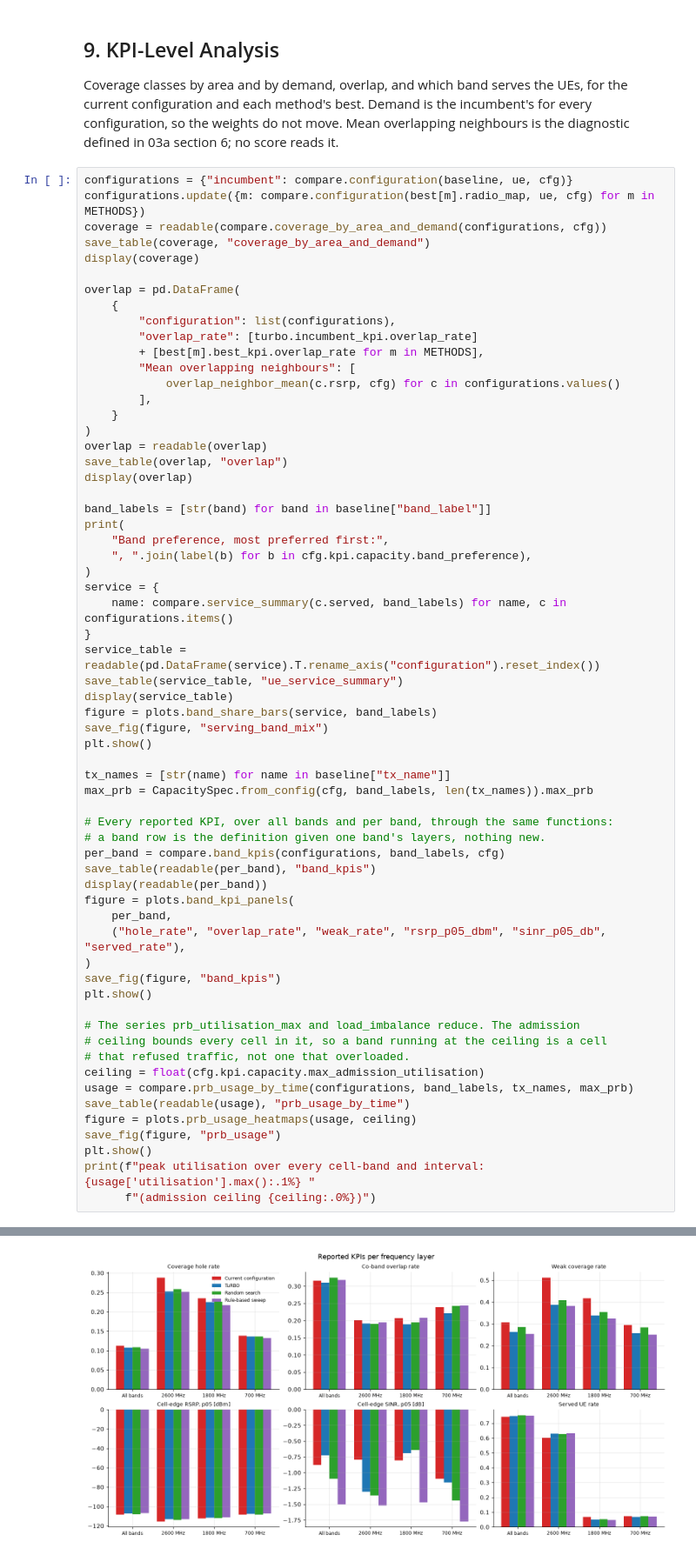
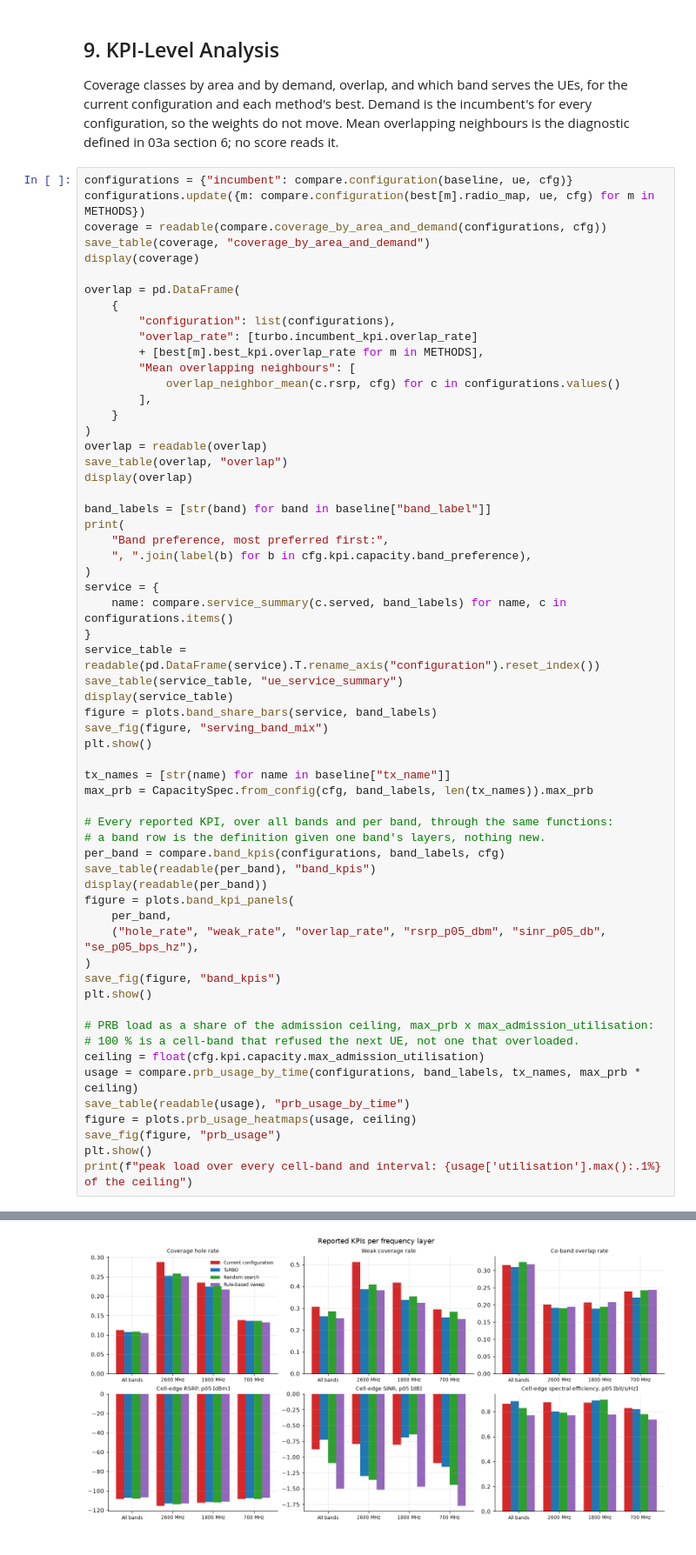
Before and after one commit to NguyenVu04/band-tilt, a Jupyter notebook: notebooks/03b_turbo.ipynb, the cells around one changed output, grey strips where cells are left out. Shown at 87% size. Drawn from its saved outputs; the diff is of its cells as text.

```diff
--- a/notebooks/03b_turbo.ipynb
+++ b/notebooks/03b_turbo.ipynb
@@ -506,22 +508,20 @@ save_table(readable(per_band), "band_kpis")
 display(readable(per_band))
 figure = plots.band_kpi_panels(
     per_band,
-    ("hole_rate", "overlap_rate", "weak_rate", "rsrp_p05_dbm", "sinr_p05_db", "served_rate"),
+    ("hole_rate", "weak_rate", "overlap_rate", "rsrp_p05_dbm", "sinr_p05_db", "se_p05_bps_hz"),
 )
 save_fig(figure, "band_kpis")
 plt.show()
 
-# The series prb_utilisation_max and load_imbalance reduce. The admission
-# ceiling bounds every cell in it, so a band running at the ceiling is a cell
-# that refused traffic, not one that overloaded.
+# PRB load as a share of the admission ceiling, max_prb x max_admission_utilisation:
+# 100 % is a cell-band that refused the next UE, not one that overloaded.
 ceiling = float(cfg.kpi.capacity.max_admission_utilisation)
-usage = compare.prb_usage_by_time(configurations, band_labels, tx_names, max_prb)
+usage = compare.prb_usage_by_time(configurations, band_labels, tx_names, max_prb * ceiling)
 save_table(readable(usage), "prb_usage_by_time")
 figure = plots.prb_usage_heatmaps(usage, ceiling)
 save_fig(figure, "prb_usage")
 plt.show()
-print(f"peak utilisation over every cell-band and interval: {usage['utilisation'].max():.1%} "
-      f"(admission ceiling {ceiling:.0%})")
+print(f"peak load over every cell-band and interval: {usage['utilisation'].max():.1%} of the ceiling")
 # %% [output]
 |  | Coverage class | Current configuration: Share of area | Current configuration: Share of d... | TuRBO: Share of area | ... |
 | 0 | hole | 0.1125 | 0.0000 | 0.1078 | ... |
@@ -559 +559 @@ Band preference, most preferred first: 2600 MHz, 1800 MHz, 700 MHz
-[figure, old version]
+[figure, new version]
```
Also changed, not shown: parts of 10 cells of this notebook, 52 other files.
